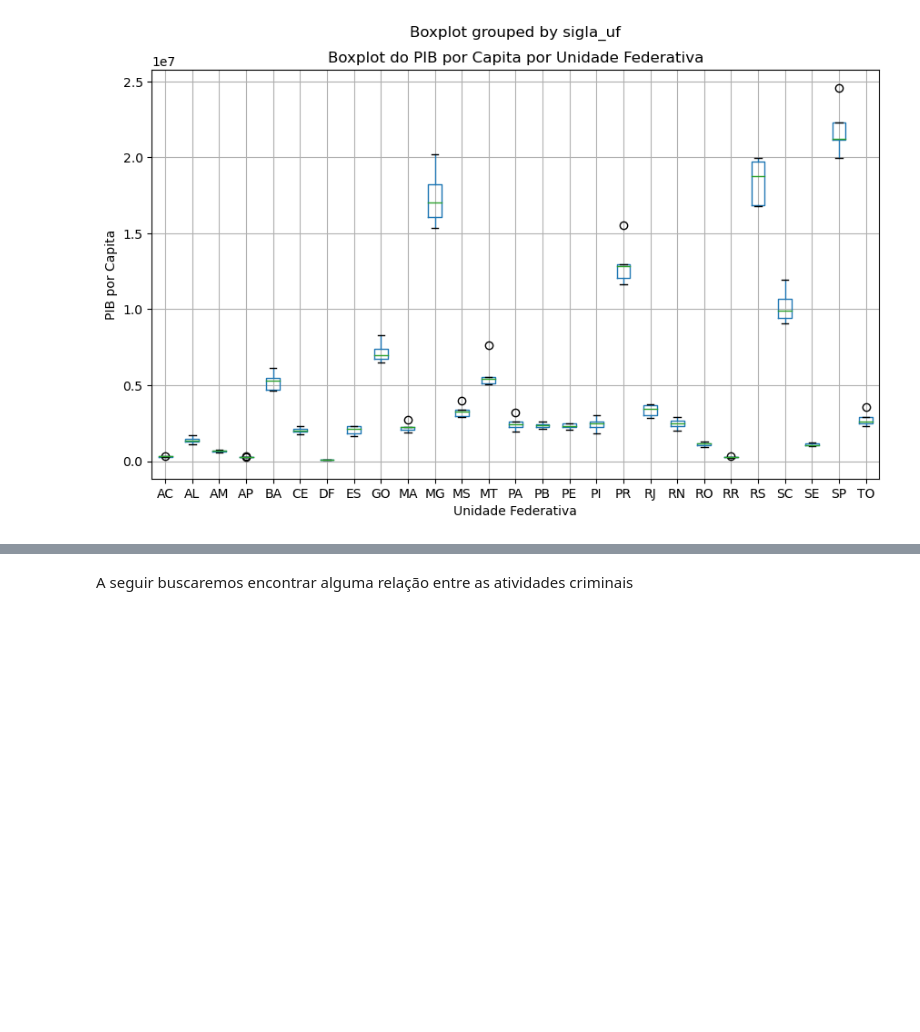
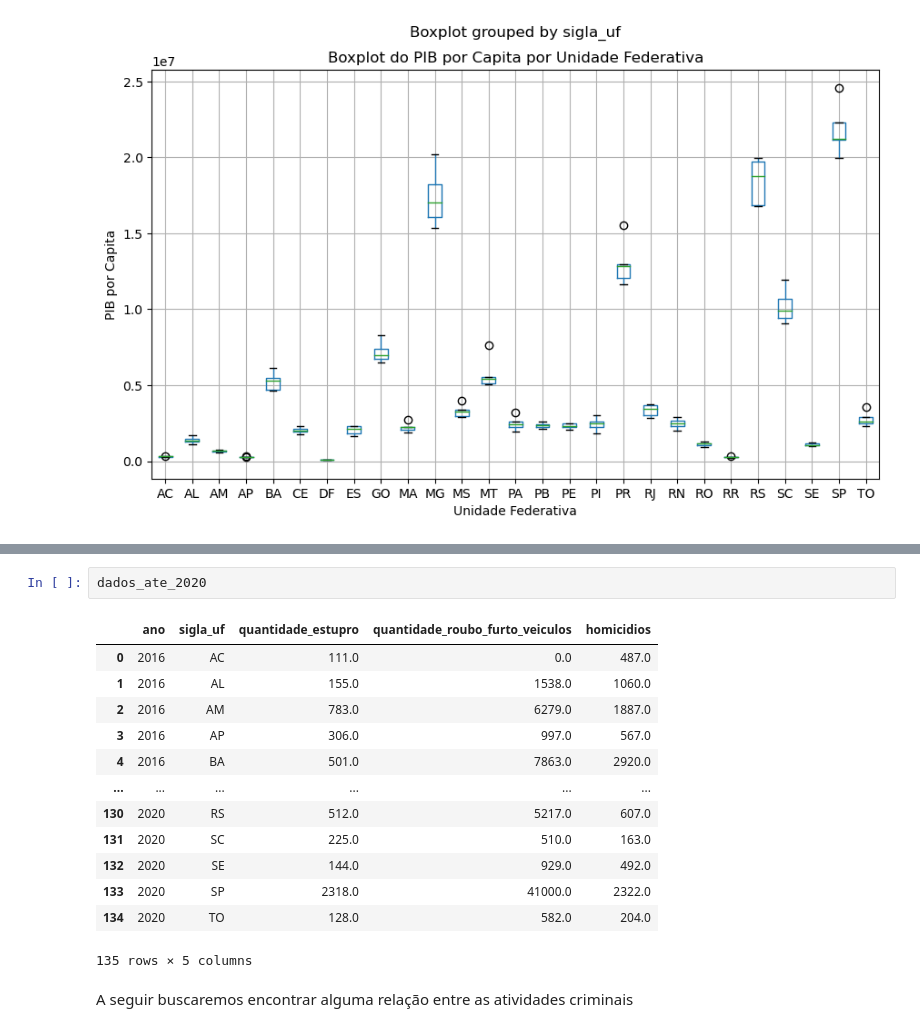
Before and after one commit to Iamiran1/Projeto-2---Ci-ncia-de-Dados, a Jupyter notebook: P2.ipynb, the cells around one changed output, grey strips where cells are left out. Cells and saved outputs as stored; diff of their text form; blank space fills up the shorter version.

```diff
--- a/P2.ipynb
+++ b/P2.ipynb
@@ -334,3 +348,19 @@ plt.show()
+# %%
+dados_ate_2020
+# %% [output]
+|  | ano | sigla_uf | quantidade_estupro | quantidade_roubo_furto_veiculos | homicidios |
+| 0 | 2016 | AC | 111.0 | 0.0 | 487.0 |
+| 1 | 2016 | AL | 155.0 | 1538.0 | 1060.0 |
+| 2 | 2016 | AM | 783.0 | 6279.0 | 1887.0 |
+| 3 | 2016 | AP | 306.0 | 997.0 | 567.0 |
+| 4 | 2016 | BA | 501.0 | 7863.0 | 2920.0 |
+| ... | ... | ... | ... | ... | ... |
+| 130 | 2020 | RS | 512.0 | 5217.0 | 607.0 |
+| 131 | 2020 | SC | 225.0 | 510.0 | 163.0 |
+| 132 | 2020 | SE | 144.0 | 929.0 | 492.0 |
+| 133 | 2020 | SP | 2318.0 | 41000.0 | 2322.0 |
+| 134 | 2020 | TO | 128.0 | 582.0 | 204.0 |
+135 rows × 5 columns
 # %% [markdown]
 A seguir buscaremos encontrar alguma relação entre as atividades criminais
 # %%
```
Also changed, not shown: parts of 6 cells of this notebook.
